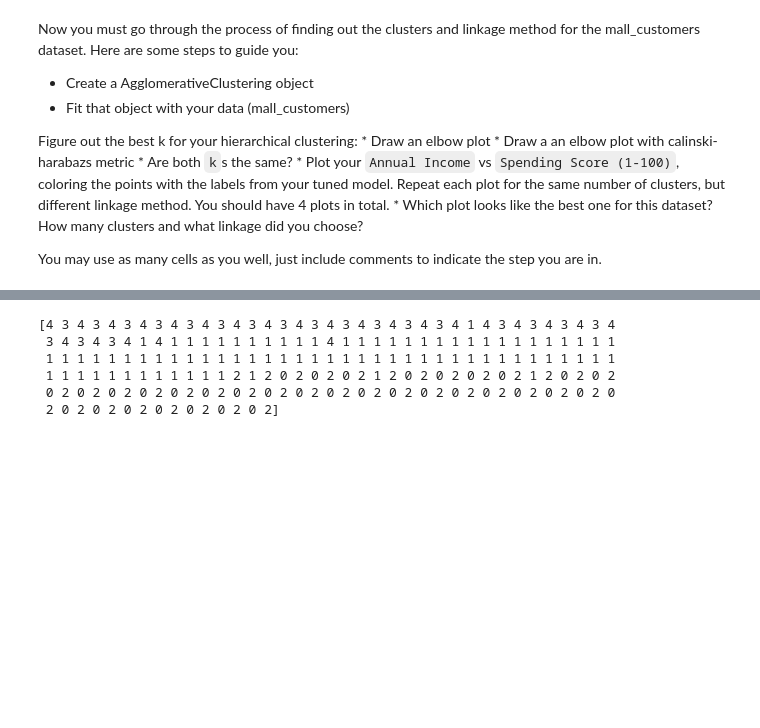
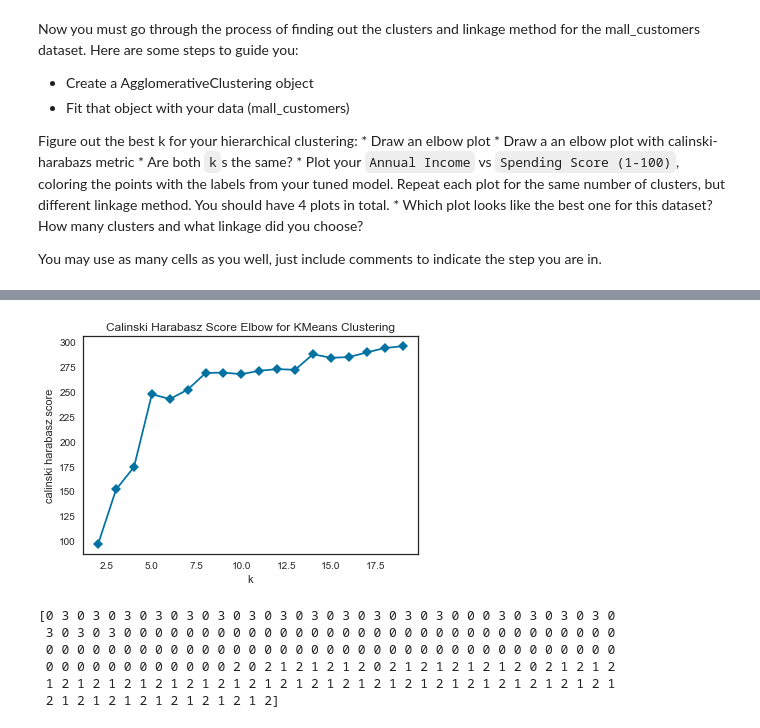
Before and after one commit to Nellyan4/data_mining, a Jupyter notebook: class exercise/3/Clustering-Mini 2_XiYan.ipynb, the cells around one changed output, grey strips where cells are left out. Saved outputs shown, nothing was run; the diff lists cells and outputs as text; code cells hidden in the pictures; blank space fills up the shorter version.

```diff
--- a/class exercise/3/Clustering-Mini 2_XiYan.ipynb
+++ b/class exercise/3/Clustering-Mini 2_XiYan.ipynb
@@ -314,12 +324,18 @@ You may use as many cells as you well, just include comments to indicate the ste
+# %%
+visualizer = KElbowVisualizer(model, k=(2,20), metric='calinski_harabasz',locate_elbow=False, timings=False)
+visualizer.fit(x)
+visualizer.show();
+# %% [output]
+[figure, added]
 # %%
-hc_avg=AgglomerativeClustering(n_clusters=5,linkage='average')
-hc_avg.fit_predict(mall_customers)
-print(hc_avg.labels_)
+hc_ward=AgglomerativeClustering(n_clusters=4,linkage='ward')
+hc_ward.fit(mall_customers)
+print(hc_ward.labels_)
 # %% [output]
-[4 3 4 3 4 3 4 3 4 3 4 3 4 3 4 3 4 3 4 3 4 3 4 3 4 3 4 1 4 3 4 3 4 3 4 3 4
- 3 4 3 4 3 4 1 4 1 1 1 1 1 1 1 1 1 1 4 1 1 1 1 1 1 1 1 1 1 1 1 1 1 1 1 1 1
- 1 1 1 1 1 1 1 1 1 1 1 1 1 1 1 1 1 1 1 1 1 1 1 1 1 1 1 1 1 1 1 1 1 1 1 1 1
- 1 1 1 1 1 1 1 1 1 1 1 1 2 1 2 0 2 0 2 0 2 1 2 0 2 0 2 0 2 0 2 1 2 0 2 0 2
- 0 2 0 2 0 2 0 2 0 2 0 2 0 2 0 2 0 2 0 2 0 2 0 2 0 2 0 2 0 2 0 2 0 2 0 2 0
- 2 0 2 0 2 0 2 0 2 0 2 0 2 0 2]
+[0 3 0 3 0 3 0 3 0 3 0 3 0 3 0 3 0 3 0 3 0 3 0 3 0 3 0 0 0 3 0 3 0 3 0 3 0
+ 3 0 3 0 3 0 0 0 0 0 0 0 0 0 0 0 0 0 0 0 0 0 0 0 0 0 0 0 0 0 0 0 0 0 0 0 0
+ 0 0 0 0 0 0 0 0 0 0 0 0 0 0 0 0 0 0 0 0 0 0 0 0 0 0 0 0 0 0 0 0 0 0 0 0 0
+ 0 0 0 0 0 0 0 0 0 0 0 0 2 0 2 1 2 1 2 1 2 0 2 1 2 1 2 1 2 1 2 0 2 1 2 1 2
+ 1 2 1 2 1 2 1 2 1 2 1 2 1 2 1 2 1 2 1 2 1 2 1 2 1 2 1 2 1 2 1 2 1 2 1 2 1
+ 2 1 2 1 2 1 2 1 2 1 2 1 2 1 2]
 # %%
```
Also changed, not shown: parts of 29 cells of this notebook, 3 other files.
